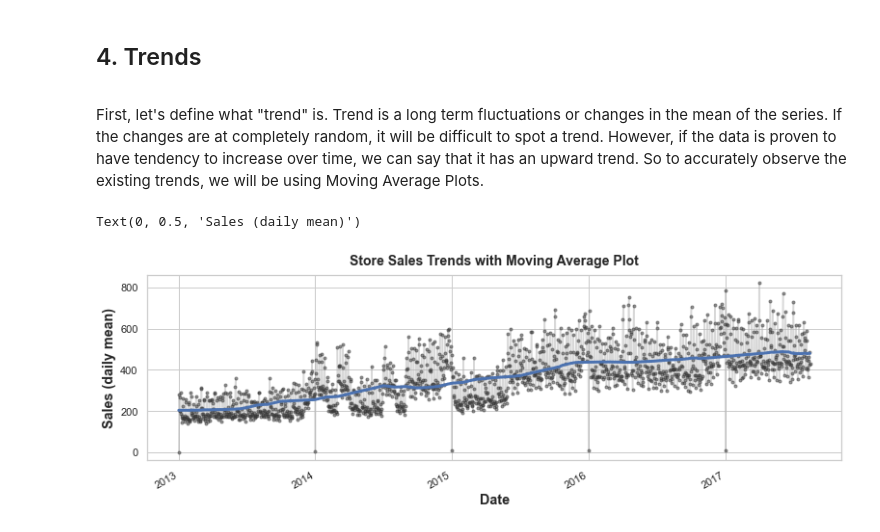
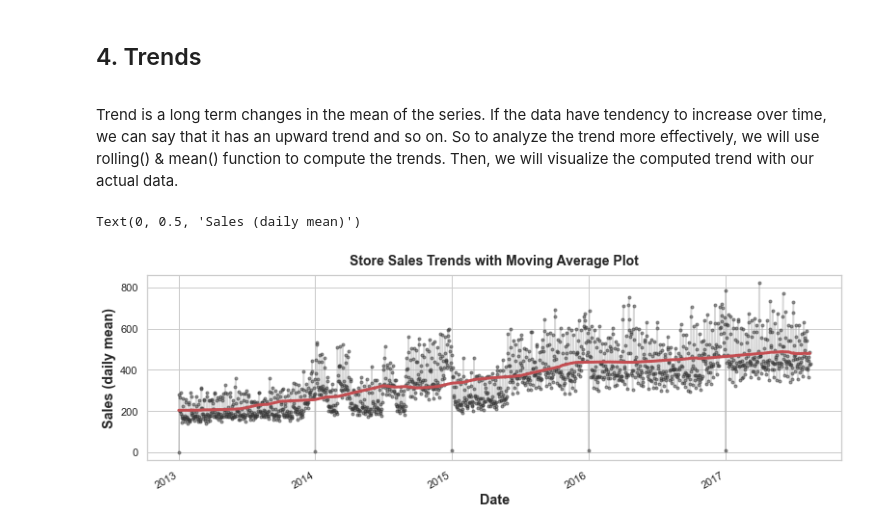
Before and after one commit to AndyLeeProjects/Store_Sales_Forecasting, a Jupyter notebook: Time_Series/Time_Series_Analysis.ipynb, the cells around one changed output. Cells and saved outputs as stored; diff of their text form; code cells hidden in the pictures.

```diff
--- a/Time_Series/Time_Series_Analysis.ipynb
+++ b/Time_Series/Time_Series_Analysis.ipynb
@@ -207,19 +194,19 @@ Since they have a linear relationship, we can assume that there exists serial de
 ## 4. Trends
 <a id="4"></a>
 # %% [markdown]
-First, let's define what "trend" is. Trend is a long term fluctuations or changes in the mean of the series. If the changes are at completely random, it will be difficult to spot a trend. However, if the data is proven to have tendency to increase over time, we can say that it has an upward trend. So to accurately observe the existing trends, we will be using Moving Average Plots.
+Trend is a long term changes in the mean of the series. If the data have tendency to increase over time, we can say that it has an upward trend and so on. So to analyze the trend more effectively, we will use rolling() & mean() function to compute the trends. Then, we will visualize the computed trend with our actual data.
 # %%
 trend = store_sales_avg['sales'].rolling(
     window=365,
     center=True,
     min_periods=183,
 ).mean()
 
 ax = store_sales_avg['sales'].plot(**plot_params, alpha=0.5)
-ax = trend.plot(ax=ax, linewidth=3)
+ax = trend.plot(ax=ax, linewidth=3, color='r')
 ax.set_title("Store Sales Trends with Moving Average Plot")
 ax.set_xlabel("Date")
 ax.set_ylabel('Sales (daily mean)')
 # %% [output]
 Text(0, 0.5, 'Sales (daily mean)')
-[figure, old version]
+[figure, new version]
```
Also changed, not shown: parts of 7 cells of this notebook.
